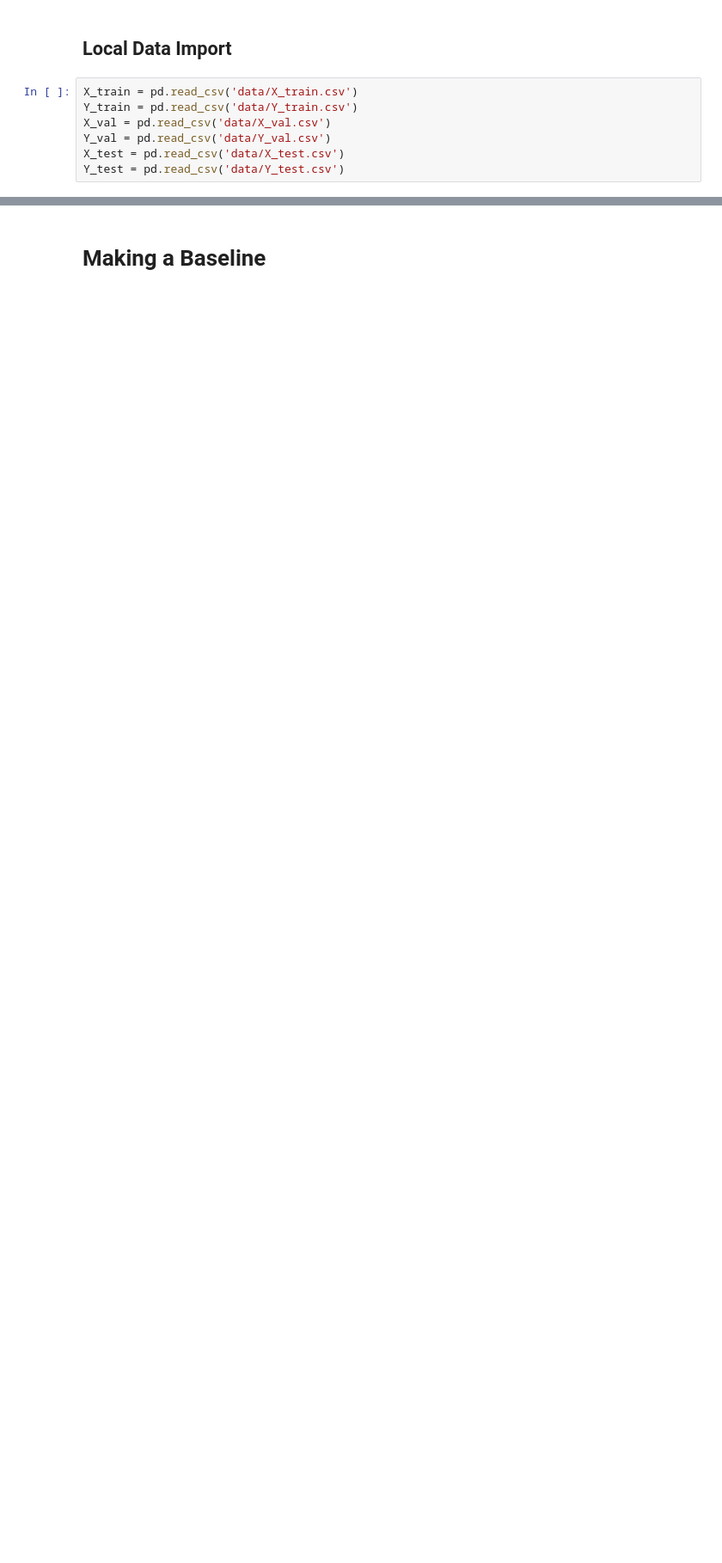
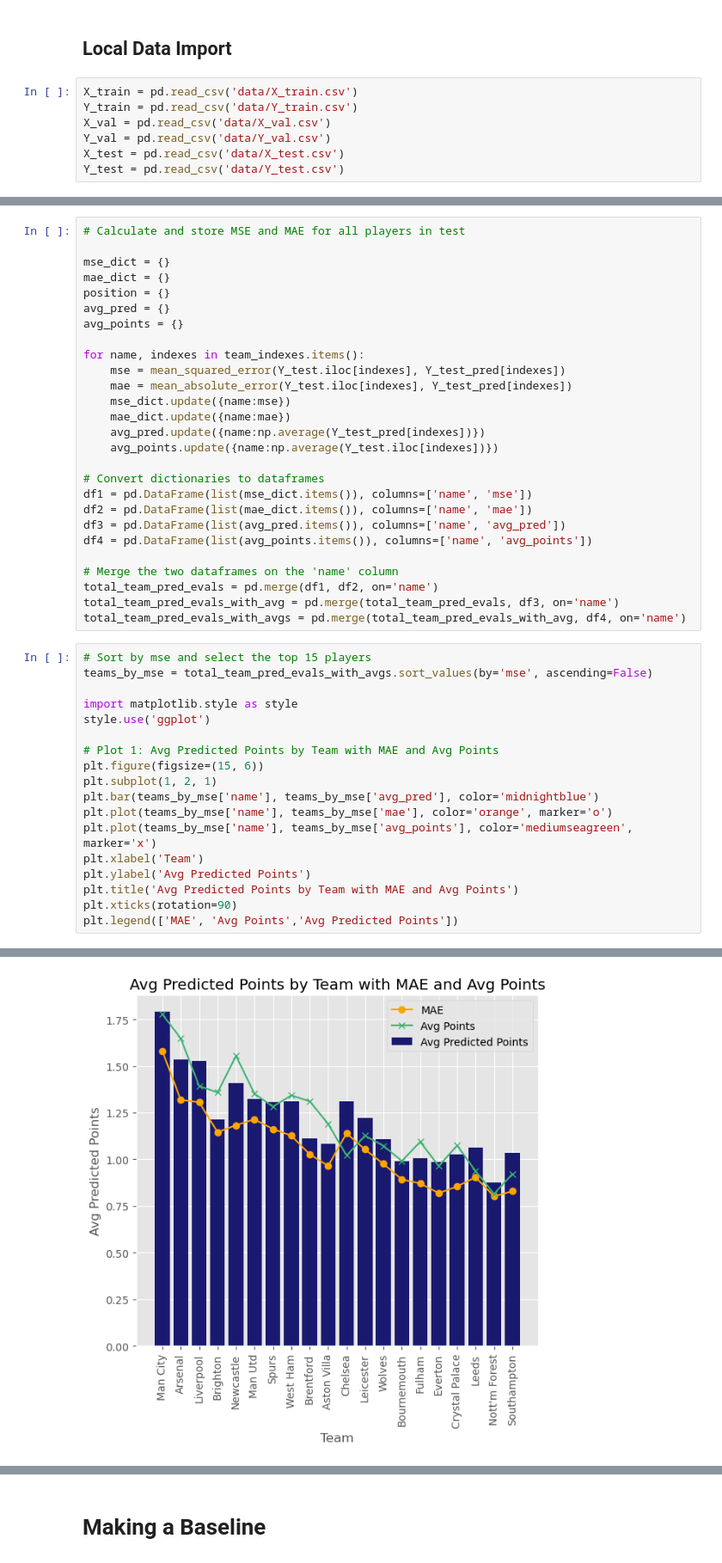
Before and after one commit to annali-2/datasci207_final_AHIK, a Jupyter notebook: IS_Trees.ipynb, the cells around one changed output, grey strips where cells are left out. Shown at 86% size. Drawn from its saved outputs; the diff is of its cells as text; blank space fills up the shorter version.

```diff
--- a/IS_Trees.ipynb
+++ b/IS_Trees.ipynb
@@ -180,0 +544,46 @@ Extreme Gradient Boosting Validation MSE: 4.562016953162534
+# %%
+# Calculate and store MSE and MAE for all players in test
+
+mse_dict = {}
+mae_dict = {}
+position = {}
+avg_pred = {}
+avg_points = {}
+
+for name, indexes in team_indexes.items():
+    mse = mean_squared_error(Y_test.iloc[indexes], Y_test_pred[indexes])
+    mae = mean_absolute_error(Y_test.iloc[indexes], Y_test_pred[indexes])
+    mse_dict.update({name:mse})
+    mae_dict.update({name:mae})
+    avg_pred.update({name:np.average(Y_test_pred[indexes])})
+    avg_points.update({name:np.average(Y_test.iloc[indexes])})
+
+# Convert dictionaries to dataframes
+df1 = pd.DataFrame(list(mse_dict.items()), columns=['name', 'mse'])
+df2 = pd.DataFrame(list(mae_dict.items()), columns=['name', 'mae'])
+df3 = pd.DataFrame(list(avg_pred.items()), columns=['name', 'avg_pred'])
+df4 = pd.DataFrame(list(avg_points.items()), columns=['name', 'avg_points'])
+
+# Merge the two dataframes on the 'name' column
+total_team_pred_evals = pd.merge(df1, df2, on='name')
+total_team_pred_evals_with_avg = pd.merge(total_team_pred_evals, df3, on='name')
+total_team_pred_evals_with_avgs = pd.merge(total_team_pred_evals_with_avg, df4, on='name')
+# %%
+# Sort by mse and select the top 15 players
+teams_by_mse = total_team_pred_evals_with_avgs.sort_values(by='mse', ascending=False)
+
+import matplotlib.style as style
+style.use('ggplot')
+
+# Plot 1: Avg Predicted Points by Team with MAE and Avg Points
+plt.figure(figsize=(15, 6))
+plt.subplot(1, 2, 1)
+plt.bar(teams_by_mse['name'], teams_by_mse['avg_pred'], color='midnightblue')
+plt.plot(teams_by_mse['name'], teams_by_mse['mae'], color='orange', marker='o')
+plt.plot(teams_by_mse['name'], teams_by_mse['avg_points'], color='mediumseagreen', marker='x')
+plt.xlabel('Team')
+plt.ylabel('Avg Predicted Points')
+plt.title('Avg Predicted Points by Team with MAE and Avg Points')
+plt.xticks(rotation=90)
+plt.legend(['MAE', 'Avg Points','Avg Predicted Points'])
+# %% [output]
@@ -180,0 +591 @@ Extreme Gradient Boosting Validation MSE: 4.562016953162534
+[figure, added]
```
Also changed, not shown: parts of 56 cells of this notebook, 1 other file.
